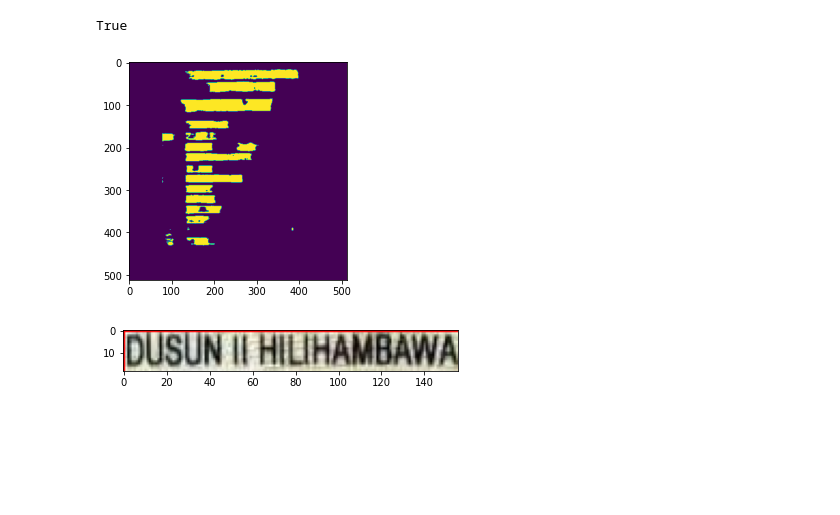
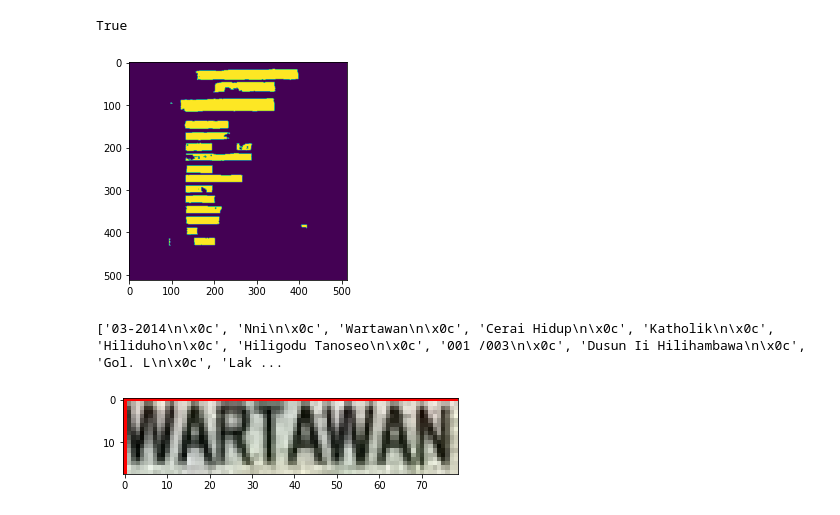
Before and after one commit to Bangkit-Team-OCR/OCR-Model-ML, a Jupyter notebook: OCR.ipynb, the cells around one changed output. Drawn from its saved outputs; the diff is of its cells as text; code cells hidden in the pictures; blank space fills up the shorter version.

```diff
--- a/OCR.ipynb
+++ b/OCR.ipynb
@@ -30,3 +26,6 @@ import os
 # %%
 import pytesseract
+# %%
+dir='dataCrop'  # dir for cropped bounding box
+file_path='/content/'
 # %%
@@ -65,13 +86,7 @@ plt.imsave('test_img_mask.JPG',pred)
-# %%
-dir='test1'
-file_path='/content/'
-dir_path=os.path.join(file_path+dir+'/')
-
-if not os.path.exists(os.path.join(file_path,dir)):
-  os.mkdir(file_path+dir)
+# %%
+dir_path=createDir(file_path,dir)
 # %%
-coordinates=[]
-img = cv2.imread('/content/test_img_mask.JPG',0)
+img = cv2.imread('/content/mask.JPG',0)
 cv2.threshold(img,0,255,cv2.THRESH_BINARY+cv2.THRESH_OTSU,img)
 ori_img=cv2.imread('/content/ktp5.png')
 ori_img=cv2.resize(ori_img,(512,512))
@@ -83,14 +98,16 @@ for c in contours:
     # draw a white rectangle to visualize the bounding rect
     cv2.rectangle(ori_img, (x, y), (x+w,y+h), 255, 1)
     # coordinates.append((x,y,(x+w),(y+h)))
-    if(w>15 and h>15):
+    if(w>15 and h>15) :
       new=ori_img[y:y+h,x:x+w]
-      cv2.imwrite('/content/test1/test_{}.png'.format(i),new)
+      cv2.imwrite('/content/dataCrop/{}.png'.format(i),new)
       i+=1
-
-cv2.drawContours(img, contours, 1, (512, 512, 1), 1)
+    # elif h>29:
+    #   new=ori_img[y:y+h,x:x+w]
+    #   cv2.imwrite('/content/nikCrop/{}.png'.format("nik"),new)
+# cv2.drawContours(img, contours, 1, (512, 512, 1), 1)
 plt.imshow(img)
 cv2.imwrite("output.png",ori_img)
 # %% [output]
 True
-[figure, old version]
+[figure, new version]
@@ -99,12 +114,19 @@ True
+# %%
+list_crop=os.listdir(dir_path)
+filename_list=[filename.split(".")[0]for filename in list_crop]
 # %%
 text_list=[]
-img=cv2.imread('/content/test1/test_8.png')
+img=cv2.imread('/content/dataCrop/2.png')
 plt.imshow(img)
-list_crop=os.listdir(dir_path)
-for filename in list_crop:
+filename_list.sort()
+i=0
+for filename in filename_list:
   # print(filename)
-  t1 = pytesseract.image_to_string(dir_path+filename,lang='ind',
-                                    config='--psm 10 --oem 3 -c tessedit_char_whitelist=0123456789')
-  text_list.append(t1)
+  name="/content/dataCrop/{}.png".format(i)
+  t1 = pytesseract.image_to_string(name,lang='ind',config='--psm 10')
+  text_list.append(t1.title())
+  i+=1
+print(text_list)
 # %% [output]
+['03-2014\n\x0c', 'Nni\n\x0c', 'Wartawan\n\x0c', 'Cerai Hidup\n\x0c', 'Katholik\n\x0c', 'Hiliduho\n\x0c', 'Hiligodu Tanoseo\n\x0c', '001 /003\n\x0c', 'Dusun Ii Hilihambawa\n\x0c', 'Gol. L\n\x0c', 'Lak ...
-[figure, old version]
+[figure, new version]
```
Also changed, not shown: parts of 14 cells of this notebook.
